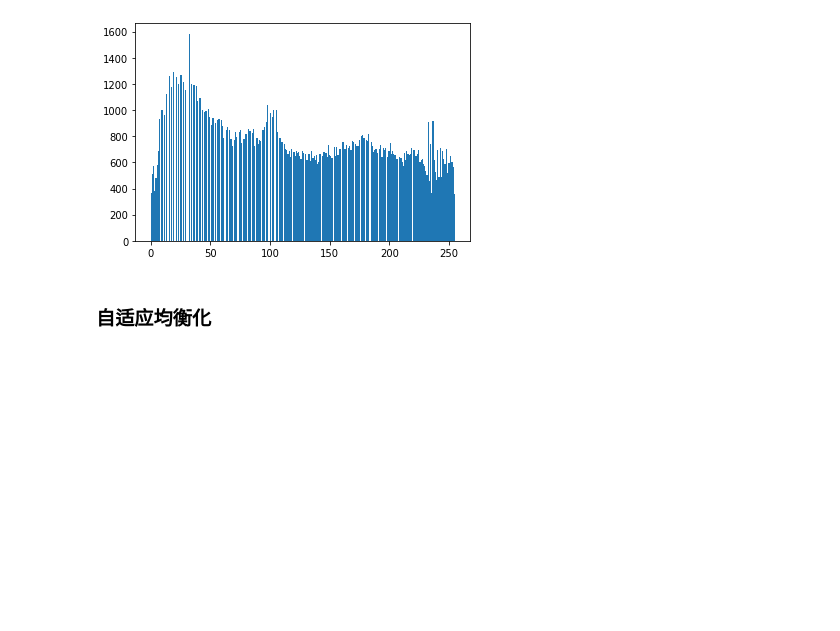
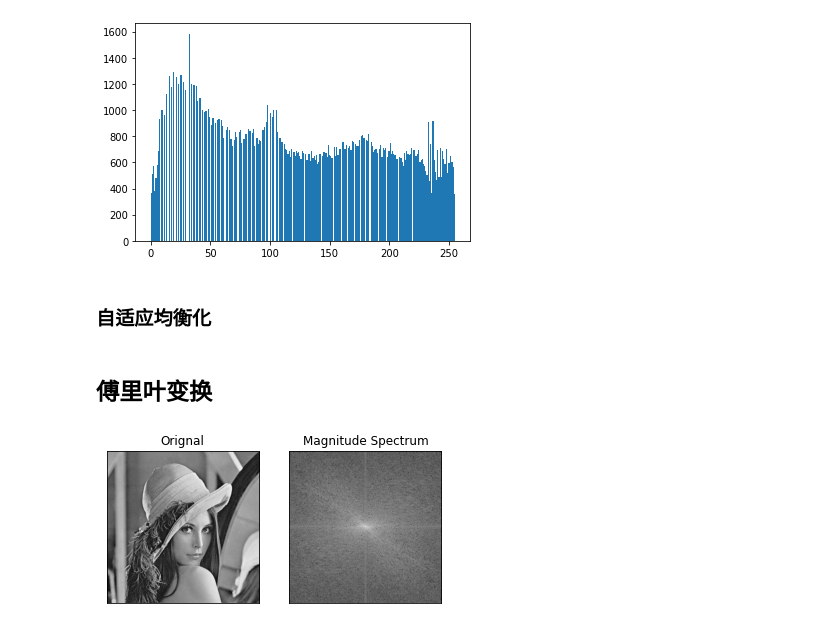
Before and after one commit to KDD2018/Machine-Learning, a Jupyter notebook: Deeplearning/opencv/图像处理2.ipynb, the cells around one changed output. Drawn from its saved outputs; the diff is of its cells as text; code cells hidden in the pictures; blank space fills up the shorter version.

```diff
--- a/Deeplearning/opencv/图像处理2.ipynb
+++ b/Deeplearning/opencv/图像处理2.ipynb
@@ -189,3 +189,23 @@ cl = cv2.createCLAHE(clipLimit=2.0, tileGridSize=(8,8))
 res_clahe = cl.apply(clahe)
 res = np.hstack((clahe, equ, res_clahe))
 show_cv('res', res)
+# %% [markdown]
+## 傅里叶变换
+# %%
+lena = cv2.imread('./第2-7章笔记课件/lena.jpg', 0)
+lena_float32 = np.float32(lena)
+# %%
+dft = cv2.dft(lena_float32, flags=cv2.DFT_COMPLEX_OUTPUT)
+dft_shift = np.fft.fftshift(dft)
+# %%
+
+# 得到灰度图能表示的形式
+magnitude_spectrum = 20 * np.log(cv2.magnitude(dft_shift[:, :, 0], dft_shift[:, :, 1]))
+
+plt.subplot(121), plt.imshow(lena, cmap='gray')
+plt.title('Orignal'), plt.xticks([]), plt.yticks([])
+plt.subplot(122), plt.imshow(magnitude_spectrum, cmap='gray')
+plt.title('Magnitude Spectrum'), plt.xticks([]), plt.yticks([])
+plt.show()
+# %% [output]
+[figure, added]
```
Also changed, not shown: parts of 4 cells of this notebook, 11 other files.
